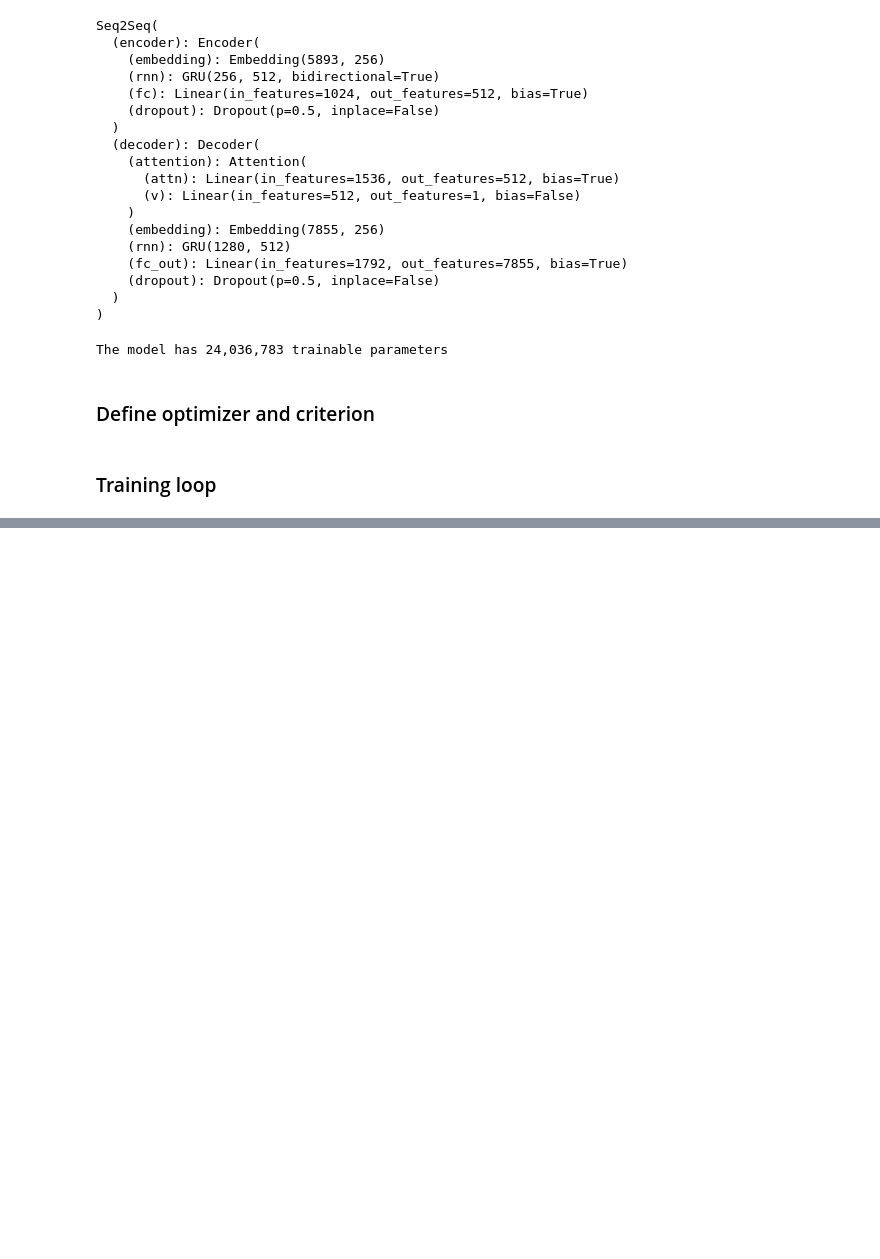
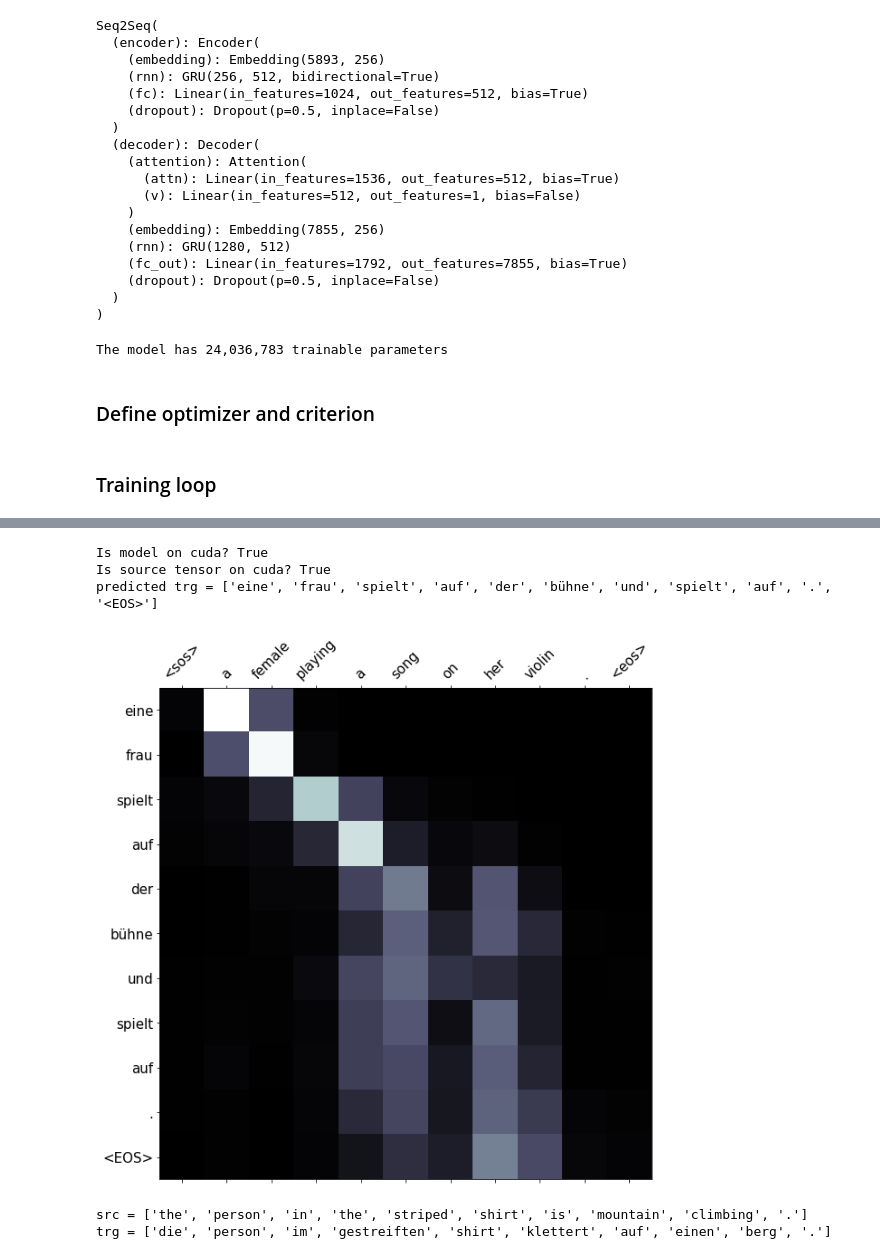
Before and after one commit to Shashank-Holla/TSAI-END-Program, a Jupyter notebook: 10- HandsOn 4/RNN_attention_based_machine_translation.ipynb, the cells around one changed output, grey strips where cells are left out. Saved outputs shown, nothing was run; the diff lists cells and outputs as text; code cells hidden in the pictures; blank space fills up the shorter version.

```diff
--- a/10- HandsOn 4/RNN_attention_based_machine_translation.ipynb
+++ b/10- HandsOn 4/RNN_attention_based_machine_translation.ipynb
@@ -312,7 +372,7 @@ class Seq2Seq(nn.Module):
         for t in range(1, trg_len):
             #insert input token embedding, previous hidden state and the context state
             #receive output tensor (predictions) and new hidden state
-            output, hidden = self.decoder(input, hidden, encoder_outputs)
+            output, hidden, _ = self.decoder(input, hidden, encoder_outputs)
 
             #place predictions in a tensor holding predictions for each token
             outputs[t] = output
@@ -500,0 +726,22 @@ Epoch: 25 | Time: 1m 34s
+# %%
+translation, attention = translate_sentence(src, SRC, TRG, model, device)
+
+print(f'predicted trg = {translation}')
+
+display_attention(src, translation, attention)
+# %% [output]
+Is model on cuda? True
+Is source tensor on cuda? True
+predicted trg = ['eine', 'frau', 'spielt', 'auf', 'der', 'bühne', 'und', 'spielt', 'auf', '.', '<EOS>']
+[figure, added]
+# %%
+example_idx = 18
+
+src = vars(test_data.examples[example_idx])['src']
+trg = vars(test_data.examples[example_idx])['trg']
+
+print(f'src = {src}')
+print(f'trg = {trg}')
+# %% [output]
+src = ['the', 'person', 'in', 'the', 'striped', 'shirt', 'is', 'mountain', 'climbing', '.']
+trg = ['die', 'person', 'im', 'gestreiften', 'shirt', 'klettert', 'auf', 'einen', 'berg', '.']
```
Also changed, not shown: parts of 29 cells of this notebook.
